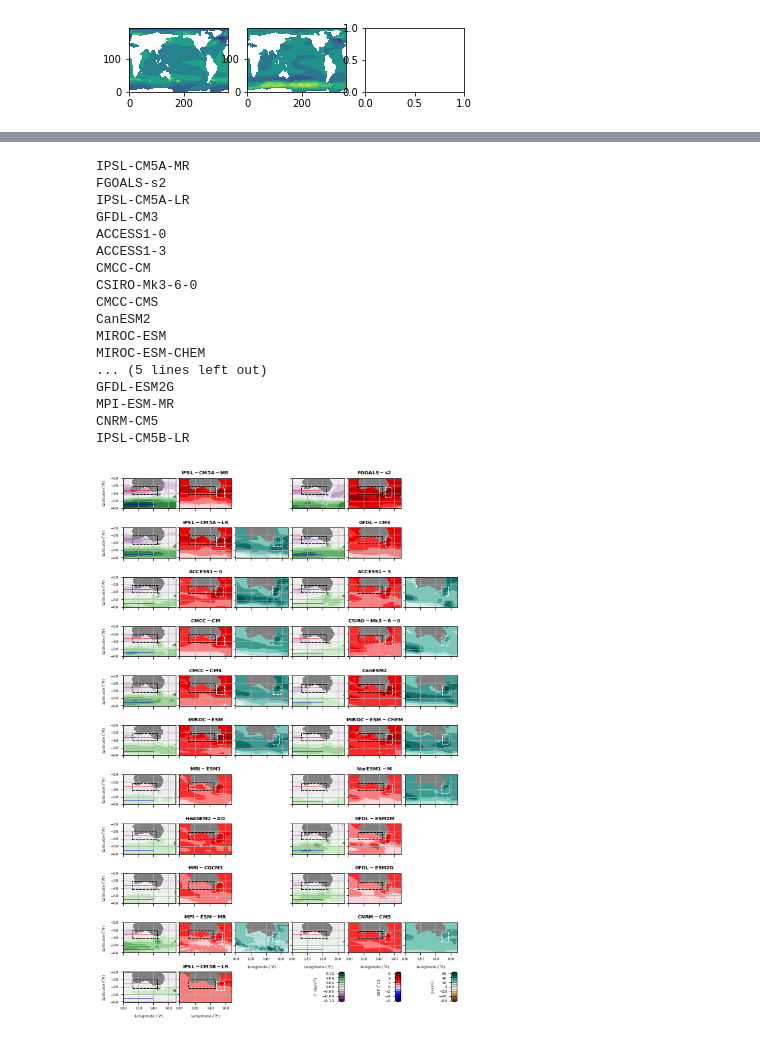
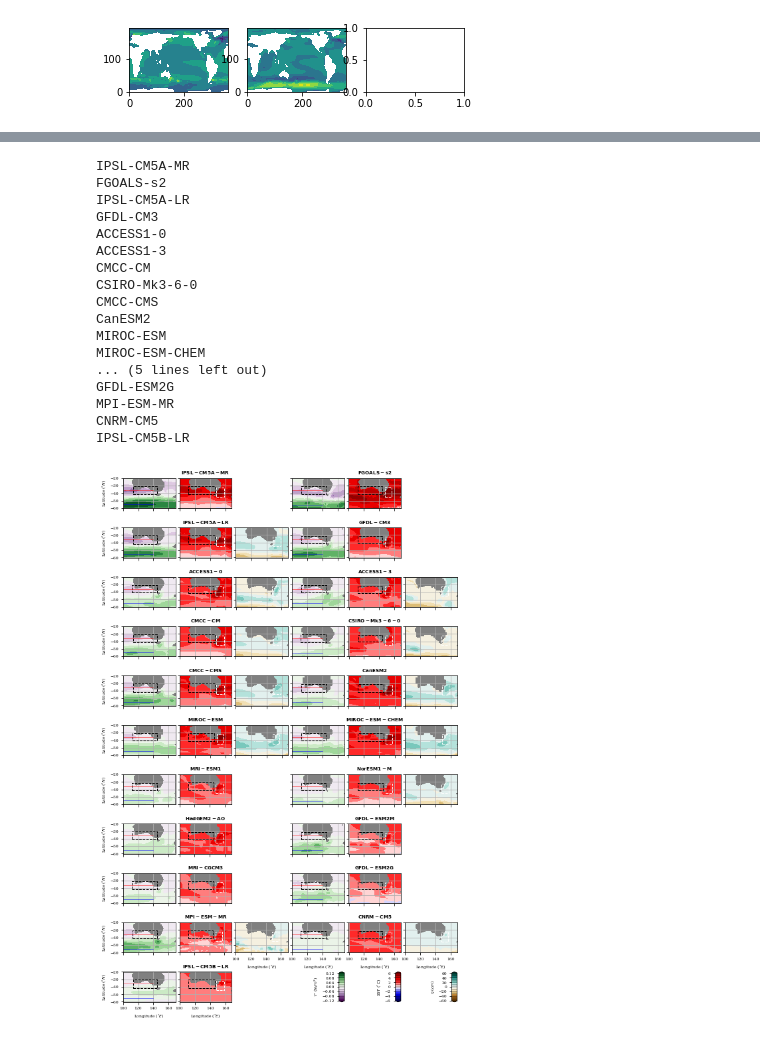
Before and after one commit to ERDuran/CMIP5, a Jupyter notebook: p25_MMM_and_individual_models.ipynb, the cells around one changed output, grey strips where cells are left out. Cells and saved outputs as stored; diff of their text form; code cells hidden in the pictures.

Commit message:
slight modifications to make Zhang's figures

```diff
--- a/p25_MMM_and_individual_models.ipynb
+++ b/p25_MMM_and_individual_models.ipynb
@@ -229,13 +229,17 @@ in zip(thetao_hist_good_list, tauuo_hist_good_list, zos_hist_good_list,
 
         if zos_hist_plus_sga == 1 and zos_rcp85_plus_sga == 1:
             print('ZOSSGA')
-            zos_hist[model] = pre_zos_hist + zossga_hist[model]
-            zos_rcp85[model] = pre_zos_rcp85 + zossga_rcp85[model]
+            zos_hist[model] = pre_zos_hist
+            zos_rcp85[model] = pre_zos_rcp85
+#             zos_hist[model] = pre_zos_hist + zossga_hist[model]
+#             zos_rcp85[model] = pre_zos_rcp85 + zossga_rcp85[model]
 
         elif zos_hist_plus_toga == 1 and zos_rcp85_plus_toga == 1:
             print('ZOSTOGA')
-            zos_hist[model] = pre_zos_hist + zostoga_hist[model]
-            zos_rcp85[model] = pre_zos_rcp85 + zostoga_rcp85[model]
+            zos_hist[model] = pre_zos_hist
+            zos_rcp85[model] = pre_zos_rcp85
+#             zos_hist[model] = pre_zos_hist + zostoga_hist[model]
+#             zos_rcp85[model] = pre_zos_rcp85 + zostoga_rcp85[model]
 
         else:
             print('NONE')
@@ -699,36 +714,36 @@ for idx, t in enumerate(sorted_models):
         cbar.set_ticks(contf_lvls[np.arange(0,np.size(contf_lvls),2)])
         cbar.ax.yaxis.tick_left()
         cbar.ax.yaxis.set_label_position('left')
         ax.axis('off')
 
 fig.tight_layout(pad=0, w_pad=-3, h_pad=-0.1)
 
 output_ls = os.listdir(figures_path)
 if not script_name:
     script_name = 'test'
 elif script_name not in output_ls:
     os.mkdir(figures_path + '/' + script_name)
-plt.savefig(figures_path + '/' + script_name + '/' + script_name[0:3] \
-            + '_fig2_' + '.png', bbox_inches='tight', dpi=300)
+# plt.savefig(figures_path + '/' + script_name + '/' + script_name[0:3] \
+#             + '_fig2_' + '.png', bbox_inches='tight', dpi=300)
 # %% [output]
 IPSL-CM5A-MR
 FGOALS-s2
 IPSL-CM5A-LR
 GFDL-CM3
 ACCESS1-0
 ACCESS1-3
 CMCC-CM
 CSIRO-Mk3-6-0
 CMCC-CMS
 CanESM2
 MIROC-ESM
 MIROC-ESM-CHEM
 ... (5 lines left out)
 GFDL-ESM2G
 MPI-ESM-MR
 CNRM-CM5
 IPSL-CM5B-LR
-[figure, old version]
+[figure, new version]
 # %%
 def bbox(pos):
     return matplotlib.transforms.Bbox(np.array([[pos[0],pos[1]],[pos[2],pos[3]]]))
```
Also changed, not shown: parts of 4 cells of this notebook, 3 other files.
